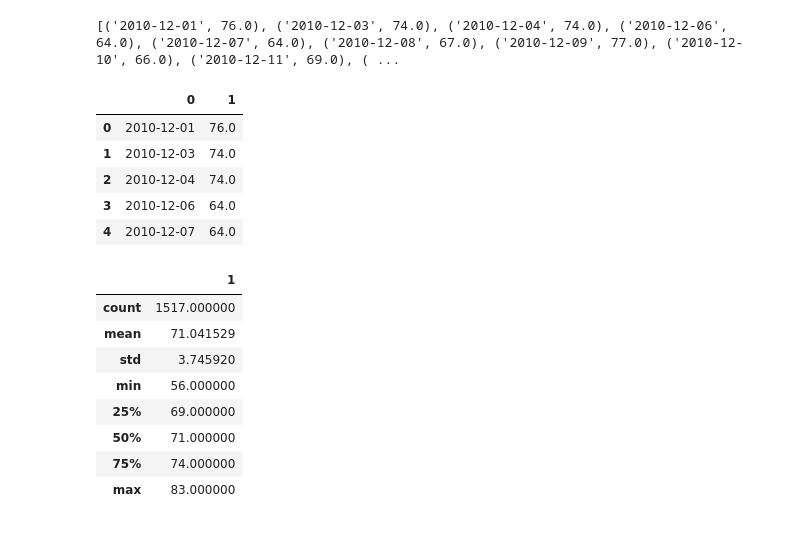
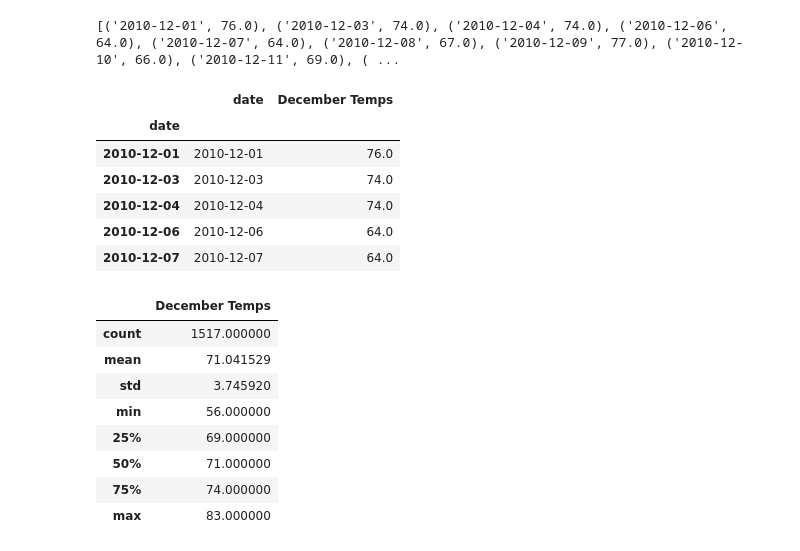
Before and after one commit to LacyS6198/surfs_up, a Jupyter notebook: SurfsUp_Challenge.ipynb, the cells around one changed output. Cells and saved outputs as stored; diff of their text form; code cells hidden in the pictures.

```diff
--- a/SurfsUp_Challenge.ipynb
+++ b/SurfsUp_Challenge.ipynb
@@ -110,20 +112,22 @@ print(december_data)
 [('2010-12-01', 76.0), ('2010-12-03', 74.0), ('2010-12-04', 74.0), ('2010-12-06', 64.0), ('2010-12-07', 64.0), ('2010-12-08', 67.0), ('2010-12-09', 77.0), ('2010-12-10', 66.0), ('2010-12-11', 69.0), ( ...
 # %%
 # 8. Create a DataFrame from the list of temperatures for the month of December.
-december_df = pd.DataFrame(december_data)
+december_df = pd.DataFrame(december_data, columns=['date','December Temps'])
+december_df.set_index(december_df['date'], inplace=True)
 december_df.head()
 # %% [output]
-|  | 0 | 1 |
-| 0 | 2010-12-01 | 76.0 |
-| 1 | 2010-12-03 | 74.0 |
-| 2 | 2010-12-04 | 74.0 |
-| 3 | 2010-12-06 | 64.0 |
-| 4 | 2010-12-07 | 64.0 |
+|  | date | December Temps |
+| date |  |  |
+| 2010-12-01 | 2010-12-01 | 76.0 |
+| 2010-12-03 | 2010-12-03 | 74.0 |
+| 2010-12-04 | 2010-12-04 | 74.0 |
+| 2010-12-06 | 2010-12-06 | 64.0 |
+| 2010-12-07 | 2010-12-07 | 64.0 |
 # %%
 # 9. Calculate and print out the summary statistics for the Decemeber temperature DataFrame.
 december_df.describe()
 # %% [output]
-|  | 1 |
+|  | December Temps |
 | count | 1517.000000 |
 | mean | 71.041529 |
 | std | 3.745920 |
```
Also changed, not shown: parts of 2 cells of this notebook, 3 other files.
